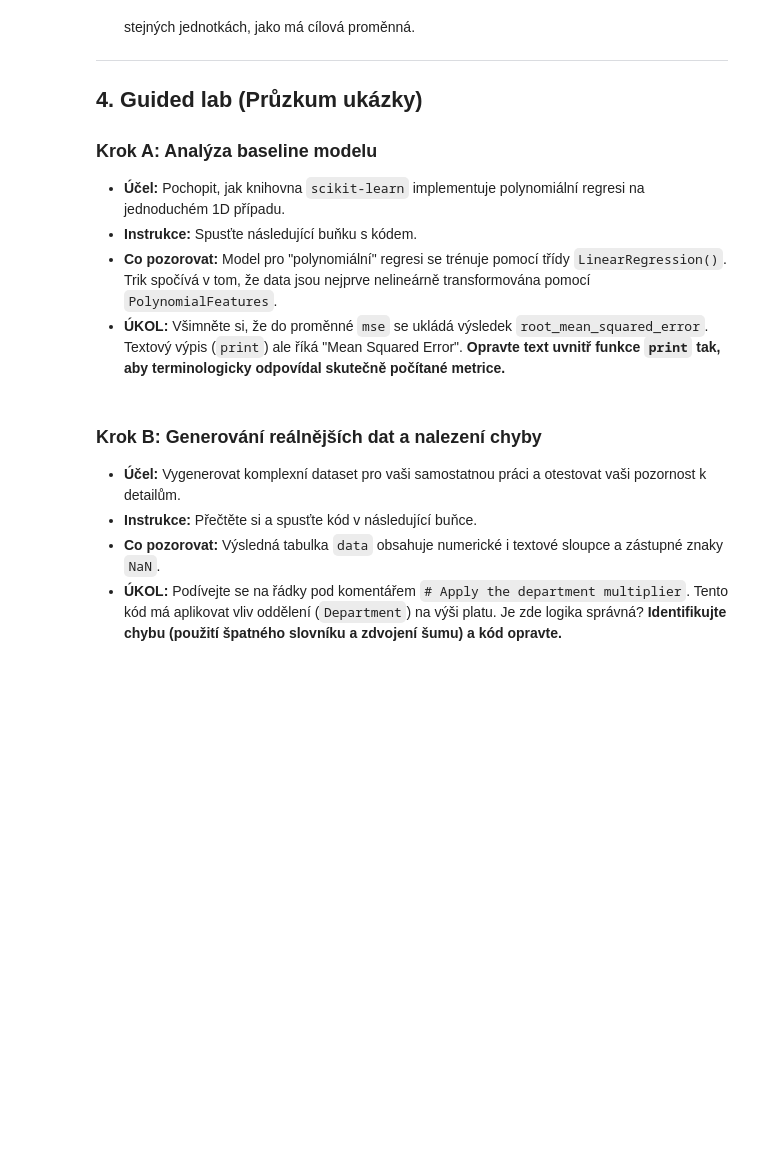
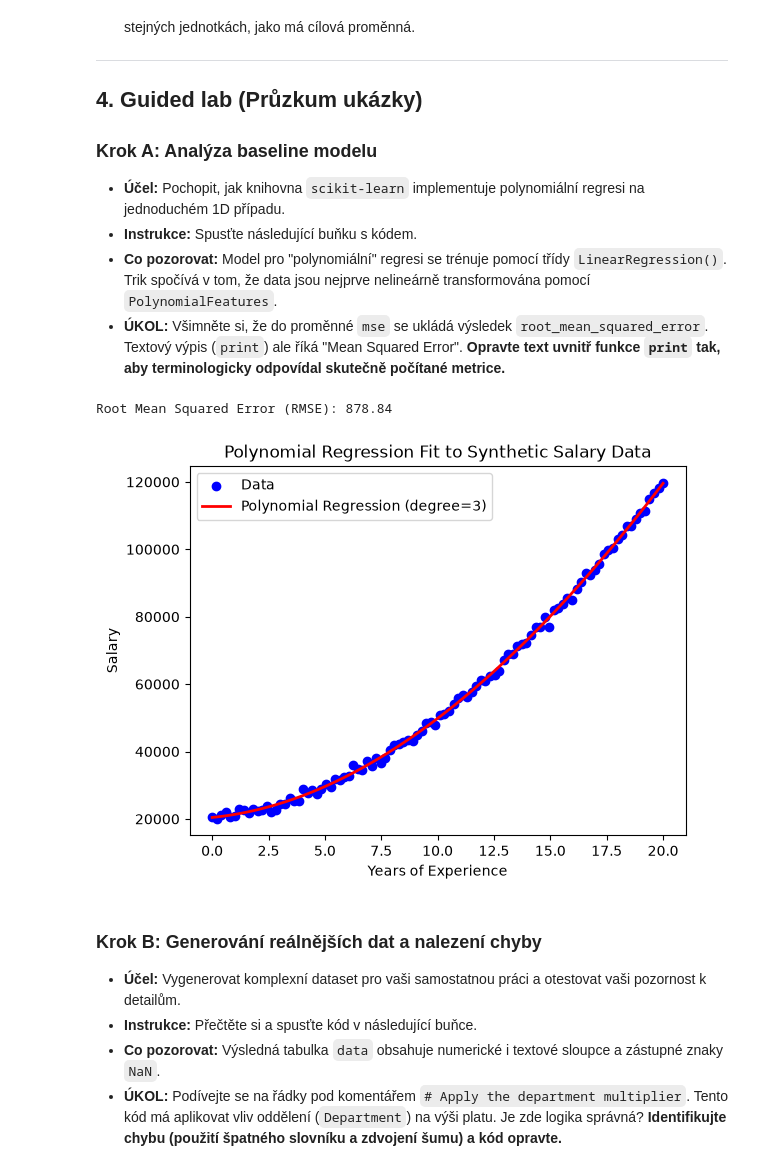
Before and after one commit to Jakub78509/ENC-SU-Seminar, a Jupyter notebook: ML4CZ PR Student Lab Worksheet.ipynb, the cells around one changed output. Cells and saved outputs as stored; diff of their text form; code cells hidden in the pictures; blank space fills up the shorter version.

```diff
--- a/ML4CZ PR Student Lab Worksheet.ipynb
+++ b/ML4CZ PR Student Lab Worksheet.ipynb
@@ -48,36 +48,39 @@ np.random.seed(42)
 n_samples = 100
 X_1d = np.linspace(0, 20, n_samples).reshape(-1, 1)
 
 # Define a quadratic relationship for Salary:
 base_salary = 20000
 coef1 = 1000
 coef2 = 200
 noise_1d = np.random.normal(0, 1000, size=n_samples)
 
 salary_1d = base_salary + coef1 * X_1d.flatten() + coef2 * X_1d.flatten()**2 + noise_1d
 
 # ----- Polynomial Regression -----
 degree = 3
 poly_features = PolynomialFeatures(degree=degree)
 X_poly = poly_features.fit_transform(X_1d)
 
 model_1d = LinearRegression()
 model_1d.fit(X_poly, salary_1d)
 salary_pred = model_1d.predict(X_poly)
 
 # Calculate model performance
-mse = root_mean_squared_error(salary_1d, salary_pred)
-# TODO: Opravte název chybové metriky v následujícím výpisu!
-print(f"\nMean Squared Error: {mse:.2f}")
+rmse = root_mean_squared_error(salary_1d, salary_pred)
+
+print(f"\nRoot Mean Squared Error (RMSE): {rmse:.2f}")
 
 # ----- Plotting the Results -----
 plt.scatter(X_1d, salary_1d, color='blue', label='Data')
 plt.plot(X_1d, salary_pred, color='red', linewidth=2, label=f'Polynomial Regression (degree={degree})')
 plt.xlabel('Years of Experience')
 plt.ylabel('Salary')
 plt.title('Polynomial Regression Fit to Synthetic Salary Data')
 plt.legend()
 plt.show()
+# %% [output]
+Root Mean Squared Error (RMSE): 878.84
+[figure, added]
 # %% [markdown]
 ### Krok B: Generování reálnějších dat a nalezení chyby
 * **Účel:** Vygenerovat komplexní dataset pro vaši samostatnou práci a otestovat vaši pozornost k detailům.
```
Also changed, not shown: parts of 11 cells of this notebook.
